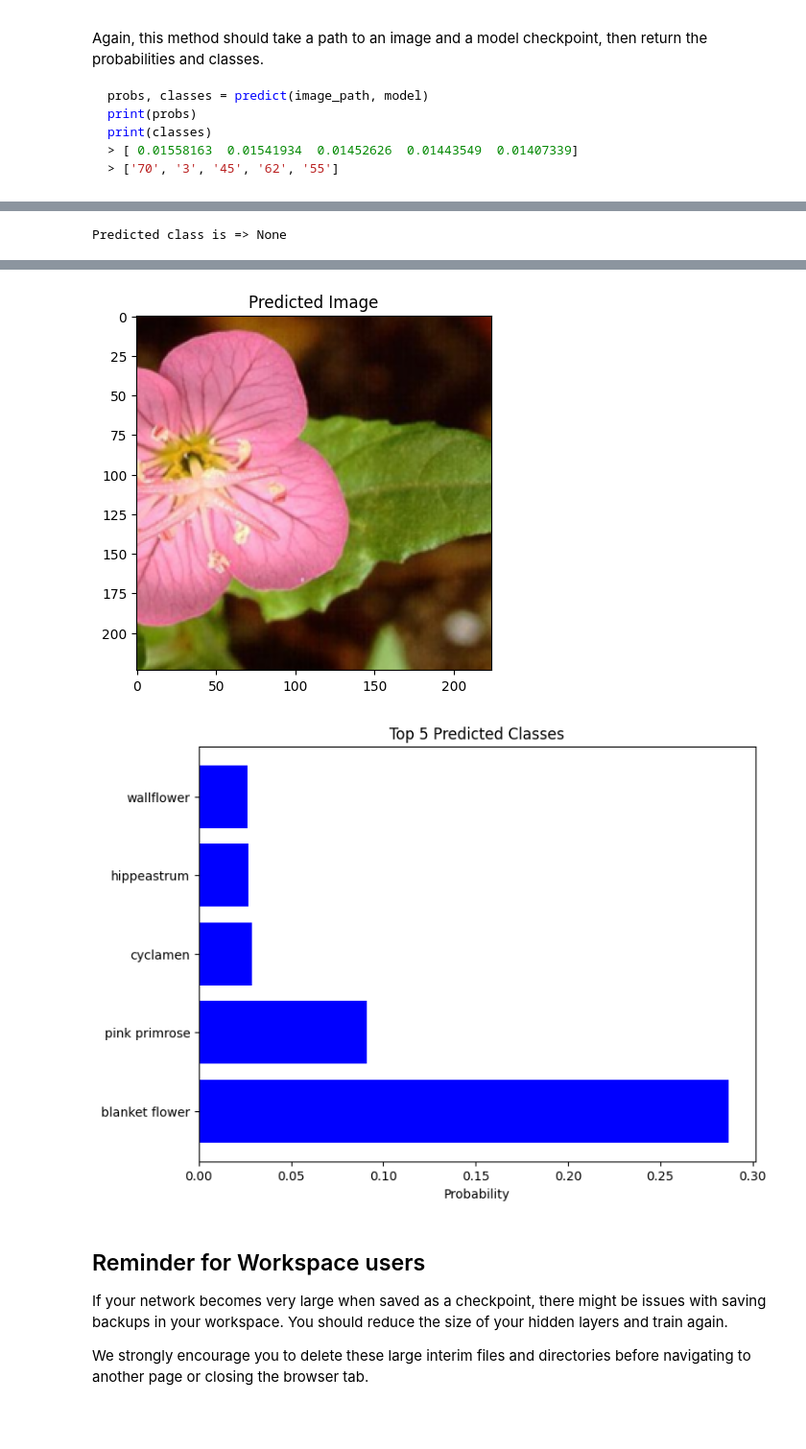
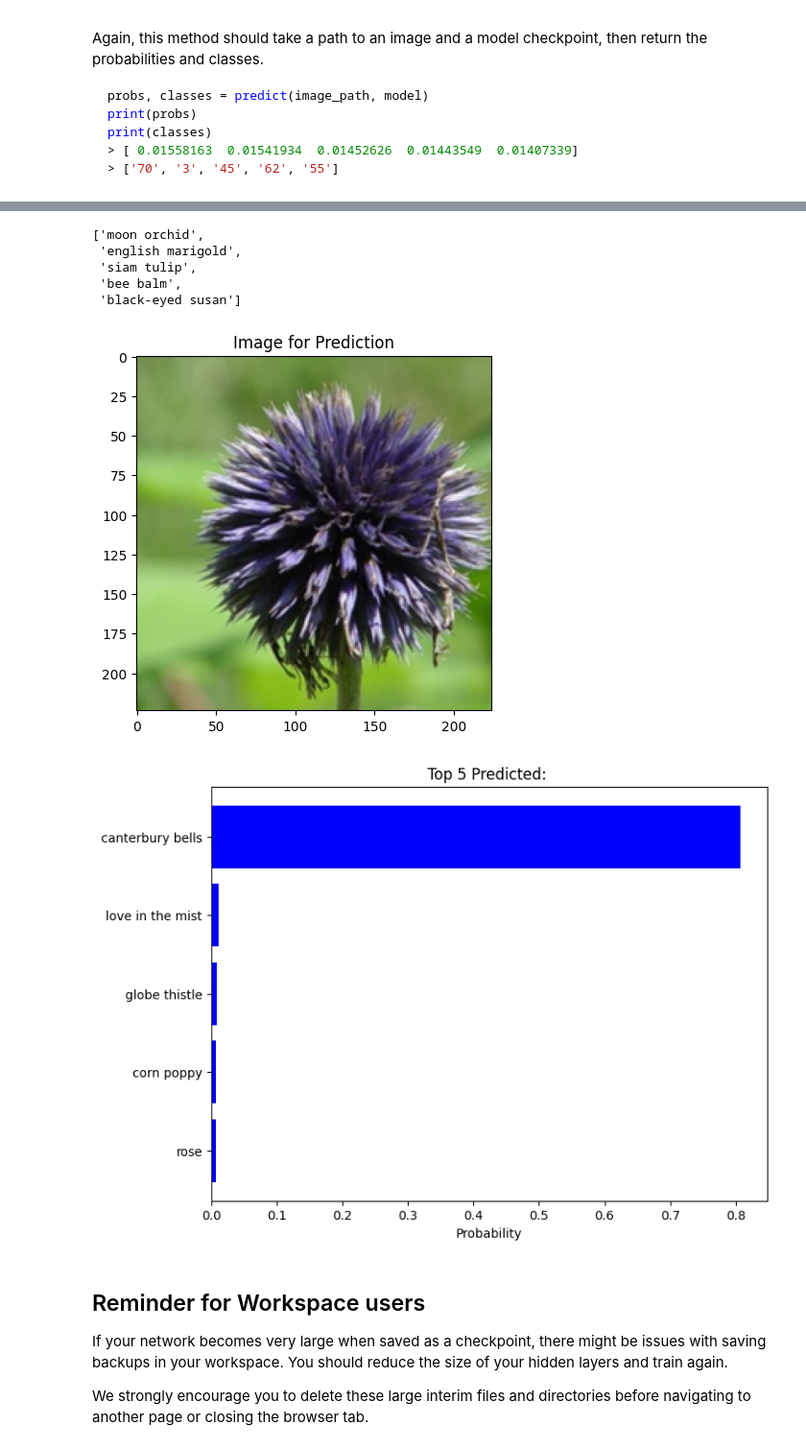
Before and after one commit to anika-kamath/FlowerSpeciesClassifier-EfficientNet, a Jupyter notebook: anikaFlowerClassifer_iter2.ipynb, the cells around one changed output, grey strips where cells are left out. Shown at 96% size. Drawn from its saved outputs; the diff is of its cells as text; code cells hidden in the pictures; blank space fills up the shorter version.

```diff
--- a/anikaFlowerClassifer_iter2.ipynb
+++ b/anikaFlowerClassifer_iter2.ipynb
@@ -649,11 +734,12 @@ def load_checkpoint(model, optimizer, scheduler, checkpoint_path):
 # %%
 # loading checkpoint 19 (best val accuracy)
 checkpoint_path = 'checkpoints/checkpoint_epoch_19.pt'
-model, optimizer, scheduler, epoch, best_acc, training_history, validation_history = load_checkpoint(model, optimizer, step_scheduler, checkpoint_path)
+model1, optimizer1, scheduler1, epoch1, best_acc1, training_history1, validation_history1 = load_checkpoint(model, optimizer, step_scheduler, checkpoint_path)
 
-print(model)
-print(optimizer)
-print(scheduler)
-print(best_acc)
-print(training_history)
-print(validation_history)
+print(model1)
+print(optimizer1)
+print(scheduler1)
+print(best_acc1)
+print(training_history1)
+print(validation_history1)
+print(epoch1)
@@ -712,8 +780,8 @@ def process_image(img):
     img = Image.open(image_path)
 
     # Convert to RGB mode if necessary
-    if img.mode != 'RGB':
-      img = img.convert('RGB')
+    # if img.mode != 'RGB':
+    #   img = img.convert('RGB')
 
     # Define a sequence of image transformations
     transform = transforms.Compose([
@@ -757,9 +853,10 @@ def imshow(image, ax=None, title=None):
 # %%
 directory = os.listdir(test_dir)
-folder_path = os.path.join(test_dir, directory[1])
+directory.sort(key=lambda x: int(x.split(".")[0] if "." in x else x))
+folder_path = os.path.join(test_dir, directory[9])
 
 dir2 = os.listdir(folder_path)
-image_path = os.path.join(folder_path, dir2[0])
+image_path = os.path.join(folder_path, dir2[1])
 
 img_array = process_image(image_path)
 img_tensor = torch.tensor(img_array)
@@ -828,15 +927,13 @@ print(classes)
 # %%
-pred_class = ""
-max_value = -1
+# pred_class = ""
+# max_value = -1
 
-for p, cls in zip(prob, classes):
-    if p > max_value:
-        max_value = p
-        predicted_class = cls
+# for p, cls in zip(prob, classes):
+#     if p > max_value:
+#         max_value = p
+#         predicted_class = cls
 
-print("Predicted class is =>", cat_to_name.get(pred_class))
+# print("Predicted class is =>", cat_to_name.get(pred_class))
-# %% [output]
-Predicted class is => None
 # %% [markdown]
 ## Sanity Checking
 
@@ -845,18 +942,27 @@ Now that you can use a trained model for predictions, check to make sure it make
 <img src='assets/inference_example.png' width=300px>
 
 You can convert from the class integer encoding to actual flower names with the `cat_to_name.json` file (should have been loaded earlier in the notebook). To show a PyTorch tensor as an image, use the `imshow` function defined above.
+# %%
+class_names
+# %% [output]
+['moon orchid',
+ 'english marigold',
+ 'siam tulip',
+ 'bee balm',
+ 'black-eyed susan']
 # %%
 # TODO: Display an image along with the top 5 classes
-imshow(torch.tensor(process_image(image_path)), title="Predicted Image")
-class_names = [cat_to_name.get(cls, "Unknown class") for cls in classes]
+imshow(torch.tensor(process_image(image_path)), title=f"Image for Prediction")
+class_names = [cat_to_name.get(cls+1, "unknown class") for cls in classes]
 plt.figure(figsize=(8, 6))
 plt.barh(class_names, prob, color='blue')
+plt.gca().invert_yaxis()
 plt.xlabel('Probability')
-plt.title('Top 5 Predicted Classes')
+plt.title('Top 5 Predicted: ')
 plt.show()
 # %% [output]
-[figure, old version]
+[figure, new version]
-[figure, old version]
+[figure, new version]
 # %% [markdown]
 ## Reminder for Workspace users
 If your network becomes very large when saved as a checkpoint, there might be issues with saving backups in your workspace. You should reduce the size of your hidden layers and train again.
```
Also changed, not shown: parts of 25 cells of this notebook.
